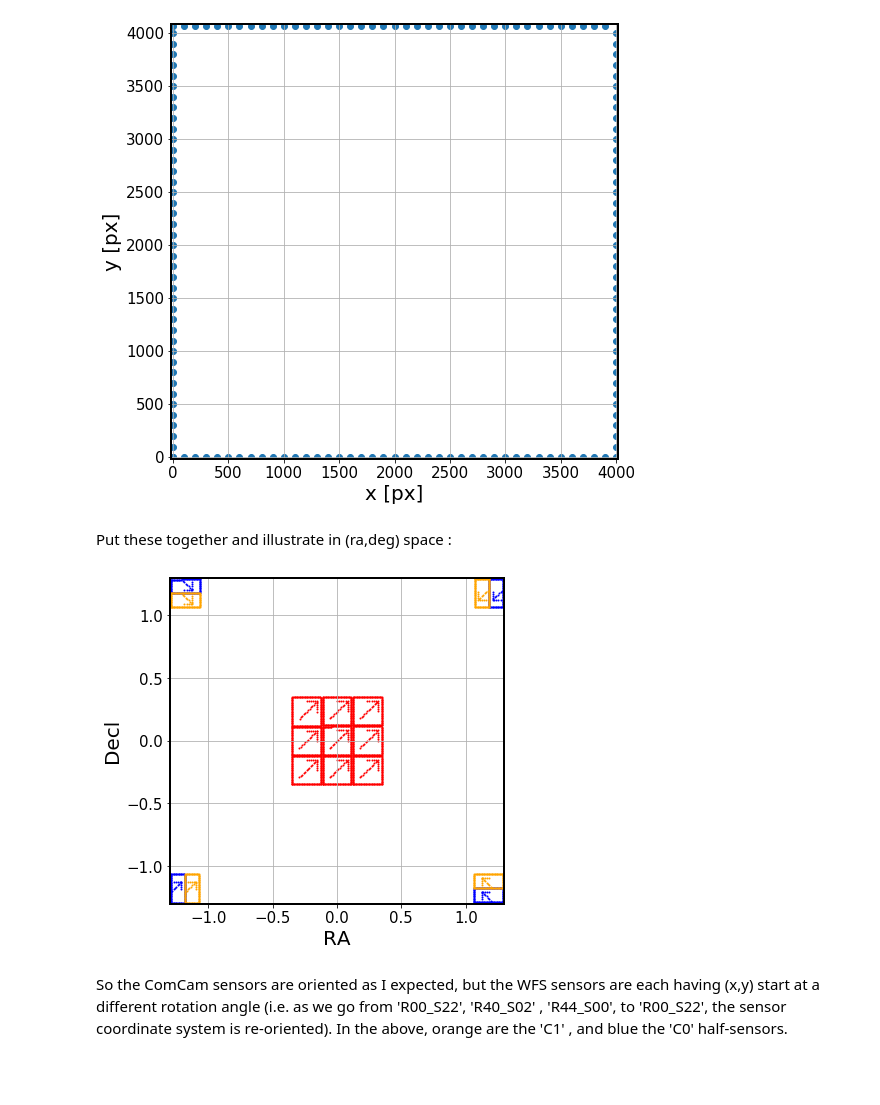
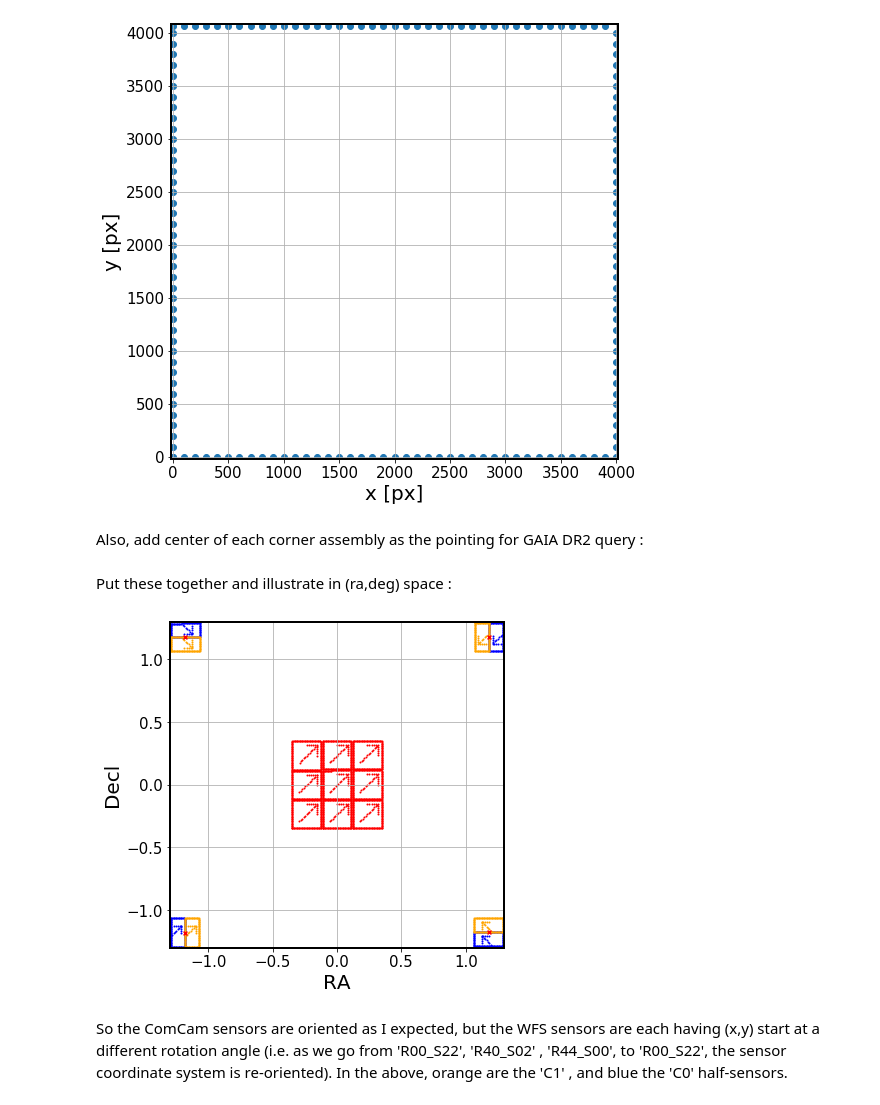
Before and after one commit to lsst-ts/ts_phosim, a Jupyter notebook: notebooks/analysis_notebooks/GAIA_catalog_WFS_ra_dec.ipynb, the cells around one changed output. Cells and saved outputs as stored; diff of their text form; code cells hidden in the pictures; blank space fills up the shorter version.

Commit message:
added center of each WFS corner sensor;

```diff
--- a/notebooks/analysis_notebooks/GAIA_catalog_WFS_ra_dec.ipynb
+++ b/notebooks/analysis_notebooks/GAIA_catalog_WFS_ra_dec.ipynb
@@ -321,39 +321,83 @@ y=1.00x 0.00
  1400. 1600. 1800. 2000. 2200. 2400. 2600. 2800. 3000. 3200. 3400. 3500.]
 [figure]
 [figure]
+# %% [markdown]
+Also, add center of each corner assembly as the pointing for GAIA DR2 query :
+# %%
+skySim = SkySim()
+
+# Set the observation information
+skySim.setObservationMetaData(raInDeg, declInDeg, rotSkyPos, mjd)
+
+sensorName = ["R44_S00_C0", "R00_S22_C0",
+              "R40_S02_C0", "R04_S20_C0",
+             ]
+
+store_x = []
+store_y = []
+store_sen = []
+imType = []
+
+xPx = 2000
+yPx = 2036  # 4072 / 2
+
+i = 0
+for sensor in sensorName:
+    starId = i
+    skySim.addStarByChipPos(sensor, starId, xPx,
+                            yPx, starMag)
+    store_x.append(xPx)
+    store_y.append(yPx)
+    store_sen.append(sensor)
+    imType.append('center')
+    i += 1
+
+ra,dec = skySim.getRaDecInDeg()
+
+coords_cen = Table(data=[ra,dec, store_x,store_y, store_sen, imType],
+             names=['ra','dec', 'xPx', 'yPx', 'sensorName', 'imType']  )
 # %% [markdown]
 Put these together and illustrate in (ra,deg) space :
 # %%
-coords = vstack([coords_wfs, coords_com])
+coords = vstack([coords_wfs, coords_com, coords_cen])
 
 # shift from ra in  (0,360), which is the PhoSim format,
 # to ra in (-180,180), since we're centered on (0,0)
 m = coords['ra']>180
 coords['ra'][m]  = coords['ra'][m]-360
 
 
 fig,ax = plt.subplots(1,1,figsize=(6,6))
 lim = 1.3
 
 # plot WFS
 for part,color in zip(['C0','C1'], ['blue','orange']):
     m = [s.endswith(part) for s in coords['sensorName']]
     ax.scatter(coords['ra'][m], coords['dec'][m],c=color,s=1)
     ax.set_xlim(-lim,lim)
     ax.set_ylim(-lim,lim)
 
 # plot ComCam
 color='red'
 m = [s.startswith('R22') for s in coords['sensorName']]
 ax.scatter(coords['ra'][m], coords['dec'][m], c=color, s=1)
 
+
+# plot the center of each WFS corner, used to query GAIA DR2
+color='red'
+m = [s.startswith('cen') for s in coords['imType']]
+ax.scatter(coords['ra'][m], coords['dec'][m], c=color, s=15,
+          marker='x')
+
+
+
 ax.set_xlabel('RA')
 ax.set_ylabel('Decl')
 
 ax.grid()
 
 plt.savefig('GAIA_arrows_outline.png', bbox_inches='tight', dpi=100)
 # %% [output]
-[figure, old version]
+[figure, new version]
 # %% [markdown]
 So the ComCam sensors are oriented as I expected, but the WFS sensors are each having (x,y) start at a different rotation angle (i.e. as we go from 'R00_S22',  'R40_S02' , 'R44_S00', to 'R00_S22', the sensor coordinate system is re-oriented).  In the above, orange are the 'C1' , and blue the 'C0' half-sensors.
```
Also changed, not shown: parts of 1 cell of this notebook.
